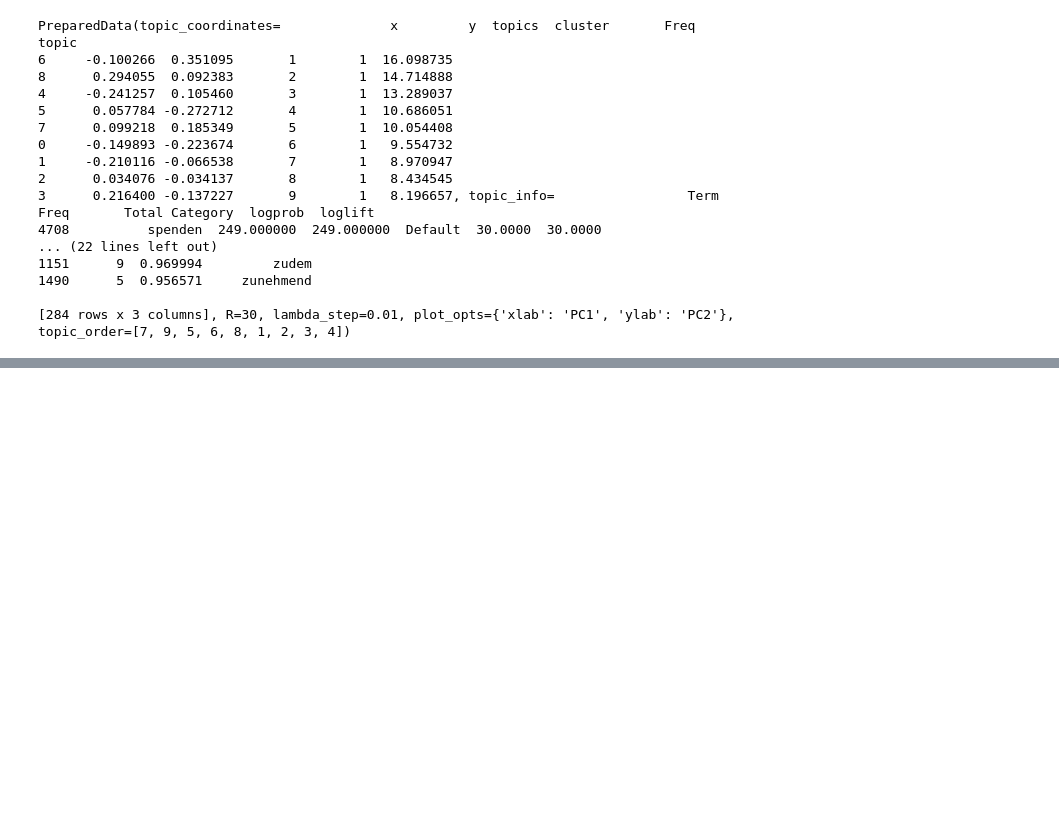
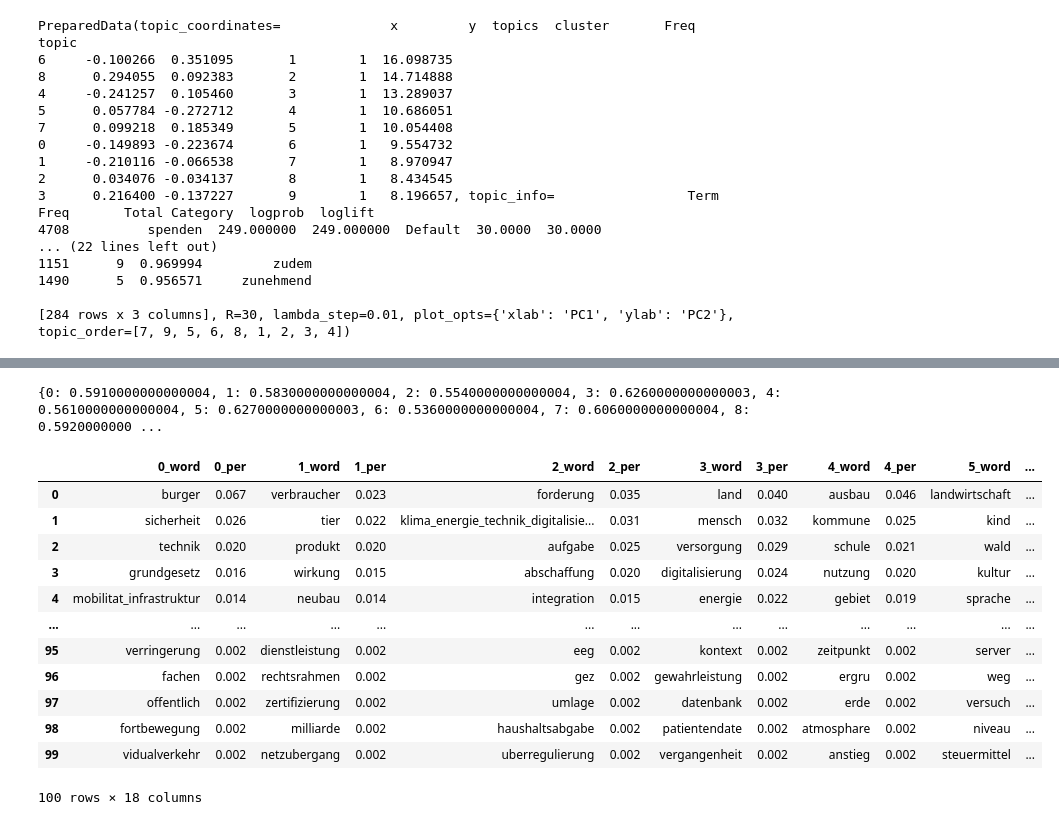
Before and after one commit to NICFRU/NLP, a Jupyter notebook: preprocessing_sent.ipynb, the cells around one changed output, grey strips where cells are left out. Saved outputs shown, nothing was run; the diff lists cells and outputs as text; code cells hidden in the pictures; blank space fills up the shorter version.

```diff
--- a/preprocessing_sent.ipynb
+++ b/preprocessing_sent.ipynb
@@ -94,6 +112,7 @@ def gen_words(texts):
     return final
 # %%
 data_words=gen_words(lemma_text)
+data_words_2=gen_words(lemma_text_2)
 # %%
 bigram_phrases=gensim.models.Phrases(data_words,min_count=3,threshold=100)
 trigram_phases=gensim.models.Phrases(bigram_phrases[data_words],threshold=50)
@@ -219,3 +253,18 @@ topic
 1490      5  0.956571     zunehmend
 
 [284 rows x 3 columns], R=30, lambda_step=0.01, plot_opts={'xlab': 'PC1', 'ylab': 'PC2'}, topic_order=[7, 9, 5, 6, 8, 1, 2, 3, 4])
+# %%
+bigram_phrases_2=gensim.models.Phrases(data_words_2,min_count=3,threshold=100)
+trigram_phases_2=gensim.models.Phrases(bigram_phrases_2[data_words_2],threshold=50)
+
+bigram_2=gensim.models.phrases.Phraser(bigram_phrases_2)
+trigram_2=gensim.models.phrases.Phraser(trigram_phases_2)
+
+def make_bigrams_2(texts):
+    return [bigram_2[doc] for doc in texts]
+
+def make_trgram_2(texts):
+    return [trigram_2[bigram_2[doc]] for doc in texts]
+
+data_bigrams_2=make_bigrams_2(data_words_2)
+data_bigrams_trigrams_2=make_trgram_2(data_bigrams_2)
@@ -221,0 +306,44 @@ topic
+# %%
+lda_model_2=gensim.models.ldamodel.LdaModel(
+corpus=corpus_2,
+id2word=id2word_2,
+num_topics=num_topics,
+random_state=100,
+update_every=1,
+chunksize=100,
+passes=10,
+alpha='auto'
+)
+# %%
+dic={}
+dic_sum={}
+for idx, topic in lda_model_2.print_topics(num_topics,num_words=100):
+    elements=[]
+    percent=[]
+
+    for e in topic.split('+'):
+        elements.append(e.split('*')[1].replace('"','').strip())
+        percent.append(float(e.split('*')[0].replace('"','').strip()))
+
+    dic[str(idx)+'_word']=elements
+    dic[str(idx)+'_per']=percent
+    dic_sum[idx]=sum(percent)
+print(dic_sum)
+# %% [output]
+{0: 0.5910000000000004, 1: 0.5830000000000004, 2: 0.5540000000000004, 3: 0.6260000000000003, 4: 0.5610000000000004, 5: 0.6270000000000003, 6: 0.5360000000000004, 7: 0.6060000000000004, 8: 0.5920000000 ...
+# %%
+pd.DataFrame(data=dic)
+# %% [output]
+|  | 0_word | 0_per | 1_word | 1_per | 2_word | 2_per | 3_word | 3_per | 4_word | 4_per | 5_word | ... |
+| 0 | burger | 0.067 | verbraucher | 0.023 | forderung | 0.035 | land | 0.040 | ausbau | 0.046 | landwirtschaft | ... |
+| 1 | sicherheit | 0.026 | tier | 0.022 | klima_energie_technik_digitalisie... | 0.031 | mensch | 0.032 | kommune | 0.025 | kind | ... |
+| 2 | technik | 0.020 | produkt | 0.020 | aufgabe | 0.025 | versorgung | 0.029 | schule | 0.021 | wald | ... |
+| 3 | grundgesetz | 0.016 | wirkung | 0.015 | abschaffung | 0.020 | digitalisierung | 0.024 | nutzung | 0.020 | kultur | ... |
+| 4 | mobilitat_infrastruktur | 0.014 | neubau | 0.014 | integration | 0.015 | energie | 0.022 | gebiet | 0.019 | sprache | ... |
+| ... | ... | ... | ... | ... | ... | ... | ... | ... | ... | ... | ... | ... |
+| 95 | verringerung | 0.002 | dienstleistung | 0.002 | eeg | 0.002 | kontext | 0.002 | zeitpunkt | 0.002 | server | ... |
+| 96 | fachen | 0.002 | rechtsrahmen | 0.002 | gez | 0.002 | gewahrleistung | 0.002 | ergru | 0.002 | weg | ... |
+| 97 | offentlich | 0.002 | zertifizierung | 0.002 | umlage | 0.002 | datenbank | 0.002 | erde | 0.002 | versuch | ... |
+| 98 | fortbewegung | 0.002 | milliarde | 0.002 | haushaltsabgabe | 0.002 | patientendate | 0.002 | atmosphare | 0.002 | niveau | ... |
+| 99 | vidualverkehr | 0.002 | netzubergang | 0.002 | uberregulierung | 0.002 | vergangenheit | 0.002 | anstieg | 0.002 | steuermittel | ... |
+100 rows × 18 columns
```
Also changed, not shown: parts of 10 cells of this notebook, 2 other files.
